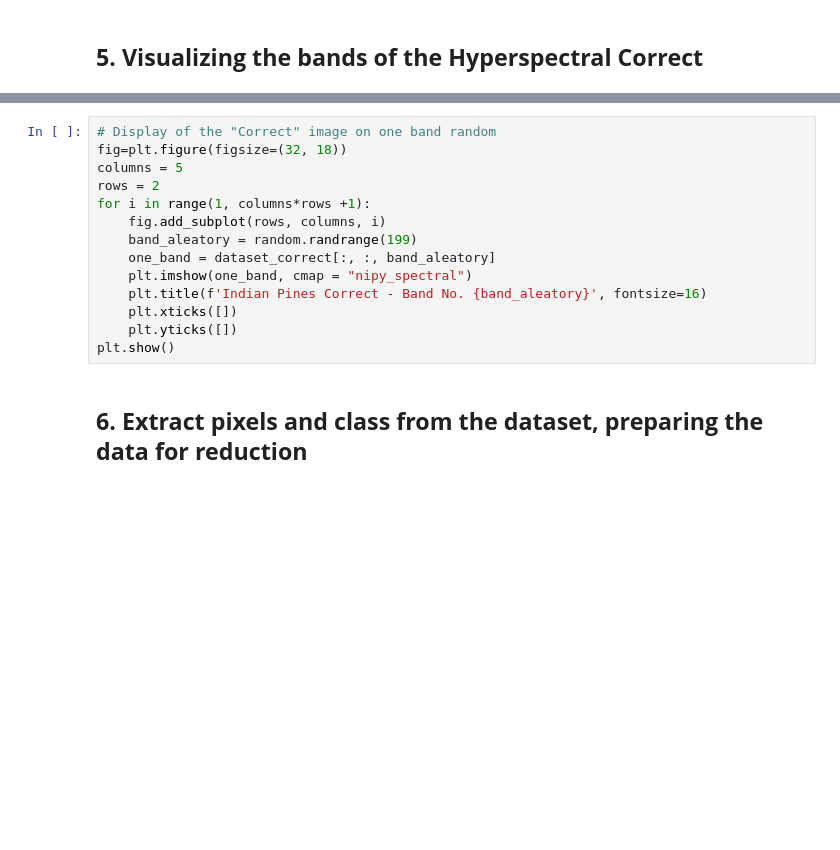
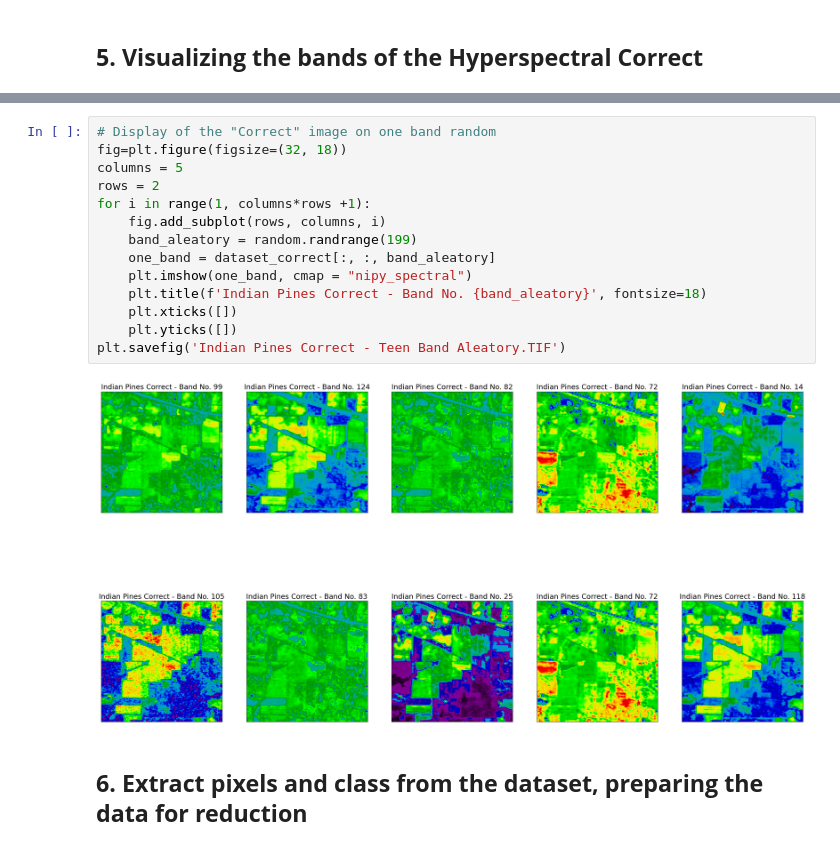
Before and after one commit to LipeBuiles/Hyperspectral-Remote-Sensing-Scenes, a Jupyter notebook: Indian Pines.ipynb, the cells around one changed output, grey strips where cells are left out. Cells and saved outputs as stored; diff of their text form; blank space fills up the shorter version.

```diff
--- a/Indian Pines.ipynb
+++ b/Indian Pines.ipynb
@@ -210,17 +230,19 @@ plt.show()
 # %%
 # Display of the "Correct" image on one band random
 fig=plt.figure(figsize=(32, 18))
 columns = 5
 rows = 2
 for i in range(1, columns*rows +1):
     fig.add_subplot(rows, columns, i)
     band_aleatory = random.randrange(199)
     one_band = dataset_correct[:, :, band_aleatory]
     plt.imshow(one_band, cmap = "nipy_spectral")
-    plt.title(f'Indian Pines Correct - Band No. {band_aleatory}', fontsize=16)
+    plt.title(f'Indian Pines Correct - Band No. {band_aleatory}', fontsize=18)
     plt.xticks([])
     plt.yticks([])
-plt.show()
+plt.savefig('Indian Pines Correct - Teen Band Aleatory.TIF')
+# %% [output]
+[figure, added]
 # %% [markdown]
 ## **6.  Extract pixels and class from the dataset, preparing the data for reduction**
 # %%
```
Also changed, not shown: parts of 24 cells of this notebook.
